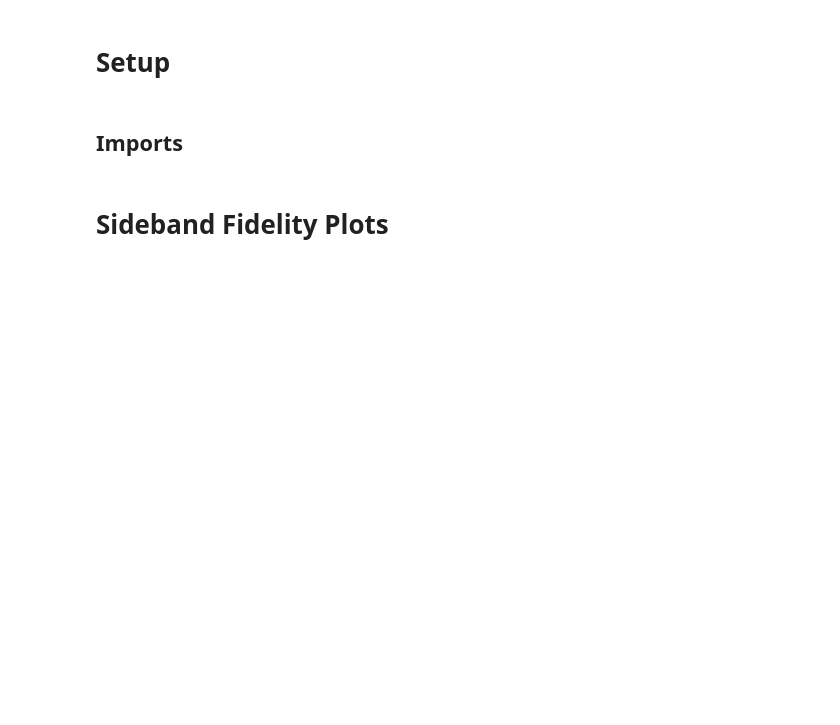
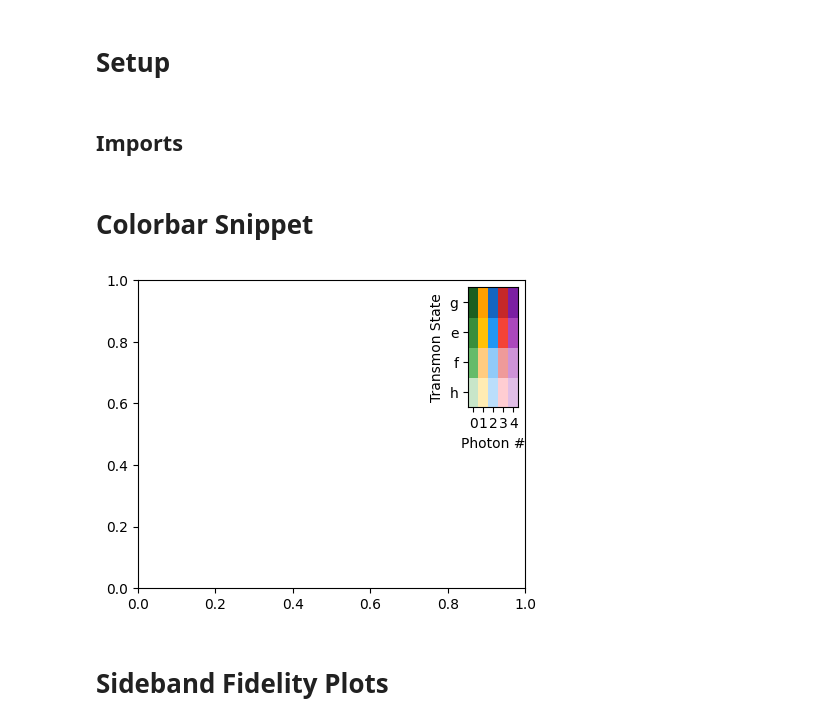
Before and after one commit to chakramlab/CavityModeDriveSimulations, a Jupyter notebook: Multi-Mode_Sideband_Control/UsingJuliaBase/RunsForPaper/FolderForGoogleDrive/MainNotebook.ipynb, the cells around one changed output. Saved outputs shown, nothing was run; the diff lists cells and outputs as text; code cells hidden in the pictures; blank space fills up the shorter version.

```diff
--- a/Multi-Mode_Sideband_Control/UsingJuliaBase/RunsForPaper/FolderForGoogleDrive/MainNotebook.ipynb
+++ b/Multi-Mode_Sideband_Control/UsingJuliaBase/RunsForPaper/FolderForGoogleDrive/MainNotebook.ipynb
@@ -8,5 +12,62 @@ import matplotlib.pyplot as plt
 
 import json
+# %% [markdown]
+# Colorbar Snippet
+# %%
+import numpy as np
+import matplotlib.pyplot as plt
+
+
+
+
+fig, ax = plt.subplots(1, 1, figsize=[5, 4], dpi = 100)
+
+# Everything from here
+##################################################################################################################################
+
+from matplotlib.colors import to_rgba_array
+from mpl_toolkits.axes_grid1.inset_locator import inset_axes
+greens = ["#1B5E20", "#388E3C", "#66BB6A", "#C8E6C9"] # Green
+oranges = ["#FFA000", "#FFC107", "#FFCC80", "#FFECB3"] # Orange
+#oranges = ["#F9A825", "#FDD835", "#FFEE58", "#FFF9C4"] # Orange
+#colors2 = ["#FF6F00", "#FFA000", "#FFEB3B", "#FFE082"] # Orange
+blues = ["#1565C0", "#2196F3", "#90CAF9", "#BBDEFB"] # Blue
+#reds = ["#880E4F", "#D81B60", "#F06292", "#F8BBD0"] # Red
+reds = ["#C62828", "#F44336", "#EF9A9A", "#FFCDD2"] # Red
+purples = ["#7B1FA2", "#AB47BC", "#CE93D8", "#E1BEE7"] # Purple
+#purples = ["#AD1457", "#D81B60", "#F06292", "#F8BBD0"] # Purple
+
+
+colors = np.array([greens, oranges, blues, reds, purples], dtype = str)
+
+
+# This axis here is the main plot axis. replace this with what ever axis you want to add this too
+axins = inset_axes(ax, width=0.5, height=1.2, loc="upper right")
+colors_shape = colors.shape
+axins.pcolor(to_rgba_array(colors.transpose(1,0)[::-1,:].flatten()).reshape(colors_shape[1], colors_shape[0], 4))
+
+
+# uncomment these to move the x labels and ticks to the top
+#axins.xaxis.tick_top()
+#axins.xaxis.set_label_position('top')
+
+# uncomment these to move the y labels and ticks to the right
+#axins.yaxis.tick_right()
+#axins.yaxis.set_label_position('right')
+
+axins.set_xticks([0.5, 1.5, 2.5, 3.5, 4.5], ["0", "1", "2", "3", "4"])
+axins.set_yticks([0.5, 1.5, 2.5, 3.5], ["h", "f", "e", "g"])
+axins.set_xlabel("Photon #")
+axins.set_ylabel("Transmon State")
+
+##################################################################################################################################
+# To here is needed for the inset legend
+
+
+
+plt.show()
+# %% [output]
+[figure, added]
 # %% [markdown]
 # Sideband Fidelity Plots
 # %%
```
Also changed, not shown: parts of 34 cells of this notebook, 31 other files.
